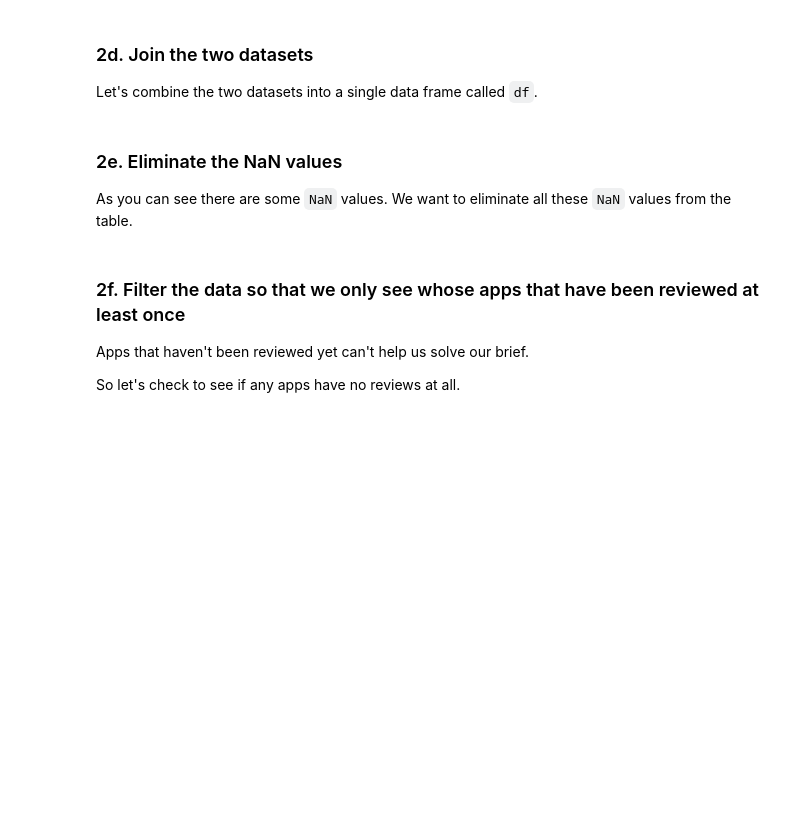
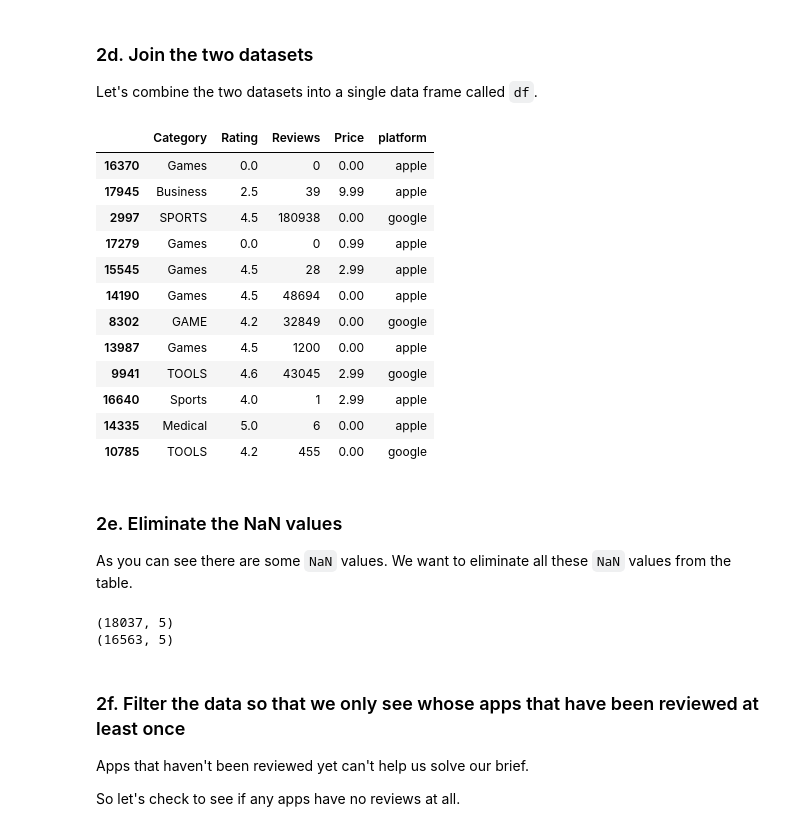
Before and after one commit to JasonCaldwellMBA/Apps_Case_Study, a Jupyter notebook: Springboard Apps project - Tier 3 - Complete.ipynb, the cells around one changed output. Cells and saved outputs as stored; diff of their text form; code cells hidden in the pictures; blank space fills up the shorter version.

```diff
--- a/Springboard Apps project - Tier 3 - Complete.ipynb
+++ b/Springboard Apps project - Tier 3 - Complete.ipynb
@@ -182,13 +232,13 @@ This is a problem because Python actually considers these values strings. So we
 # %%
 # Let's create a variable called nosymb.
 # This variable will take the Price column of Google and apply the str.replace() method.
-_ _ _
+nosymb = google_df.Price.str.replace("$", "")
 
 # Now we need to do two things:
 # i. Make the values in the nosymb variable numeric using the to_numeric() pandas method.
 # ii. Assign this new set of numeric, dollar-sign-less values to Google['Price'].
 # You can do this in one line if you wish.
-_ _ _
+google_df["Price"] = pd.to_numeric(nosymb)
 # %% [markdown]
 Now let's check the data types for our Google dataframe again, to verify that the 'Price' column really is numeric now.
 # %%
@@ -198,6 +254,6 @@ _ _ _
 Notice that the column `Reviews` is still an object column. We actually need this column to be a numeric column, too.
 # %%
 # Convert the 'Reviews' column to a numeric data type.
-_ _ _
+google_df.Reviews = google_df.Reviews.astype('int64')
 # %%
 # Let's check the data types of Google again
@@ -210,7 +272,8 @@ The reason we're making this column is so that we can ultimately join our Apple
 # %%
 # Create a column called 'platform' in both the Apple and Google dataframes.
 # Add the value 'apple' and the value 'google' as appropriate.
-_ _ _
+google_df['platform'] = 'google'
+apple_df['platform'] = 'apple'
 # %% [markdown]
 ### 2c. Changing the column names to prepare for our join of the two datasets
 Since the easiest way to join two datasets is if they have both:
@@ -236,23 +299,40 @@ _ _ _
 Let's combine the two datasets into a single data frame called `df`.
 # %%
 # Let's use the append() method to append Apple to Google.
-_ _ _
+df = google_df.append(apple_df, ignore_index=True)
 
 # Using the sample() method with the number 12 passed to it, check 12 random points of your dataset.
-_ _ _
+df.sample(12, random_state=20)
+# %% [output]
+|  | Category | Rating | Reviews | Price | platform |
+| 16370 | Games | 0.0 | 0 | 0.00 | apple |
+| 17945 | Business | 2.5 | 39 | 9.99 | apple |
+| 2997 | SPORTS | 4.5 | 180938 | 0.00 | google |
+| 17279 | Games | 0.0 | 0 | 0.99 | apple |
+| 15545 | Games | 4.5 | 28 | 2.99 | apple |
+| 14190 | Games | 4.5 | 48694 | 0.00 | apple |
+| 8302 | GAME | 4.2 | 32849 | 0.00 | google |
+| 13987 | Games | 4.5 | 1200 | 0.00 | apple |
+| 9941 | TOOLS | 4.6 | 43045 | 2.99 | google |
+| 16640 | Sports | 4.0 | 1 | 2.99 | apple |
+| 14335 | Medical | 5.0 | 6 | 0.00 | apple |
+| 10785 | TOOLS | 4.2 | 455 | 0.00 | google |
 # %% [markdown]
 ### 2e. Eliminate the NaN values
 
 As you can see there are some `NaN` values. We want to eliminate all these `NaN` values from the table.
 # %%
 # Lets check first the dimesions of df before droping `NaN` values. Use the .shape feature.
-_ _ _
+print(df.shape)
 
 # Use the dropna() method to eliminate all the NaN values, and overwrite the same dataframe with the result.
-_ _ _
+df.dropna(inplace=True)
 
 # Check the new dimesions of our dataframe.
-_ _ _
+print(df.shape)
+# %% [output]
+(18037, 5)
+(16563, 5)
 # %% [markdown]
 ### 2f. Filter the data so that we only see whose apps that have been reviewed at least once
 
```
Also changed, not shown: parts of 13 cells of this notebook.
